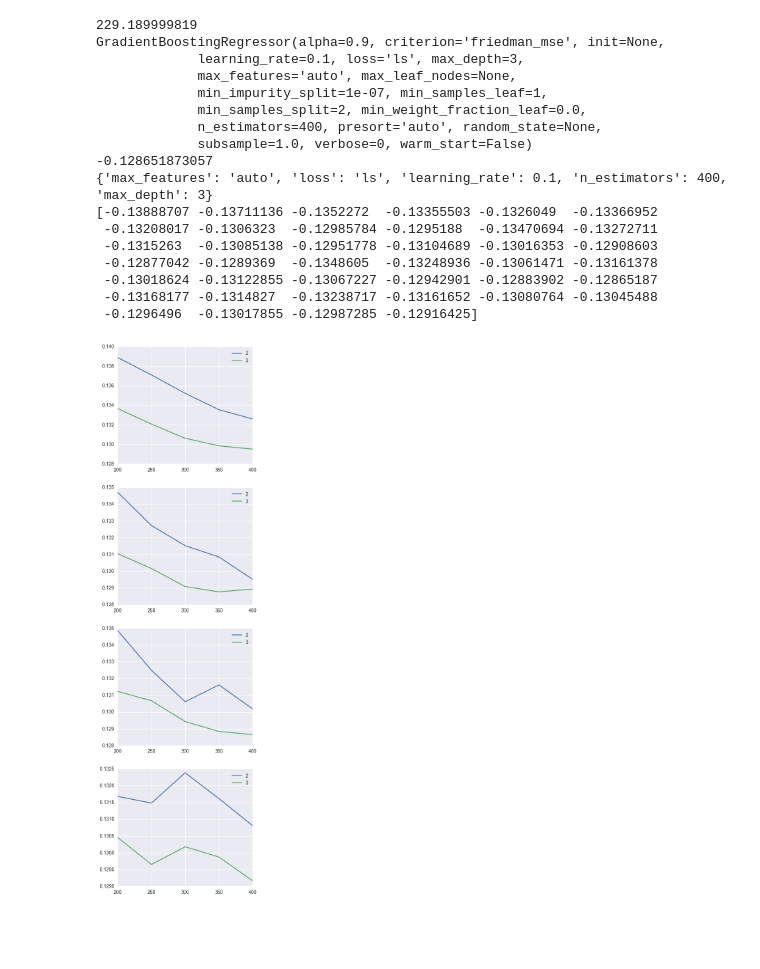
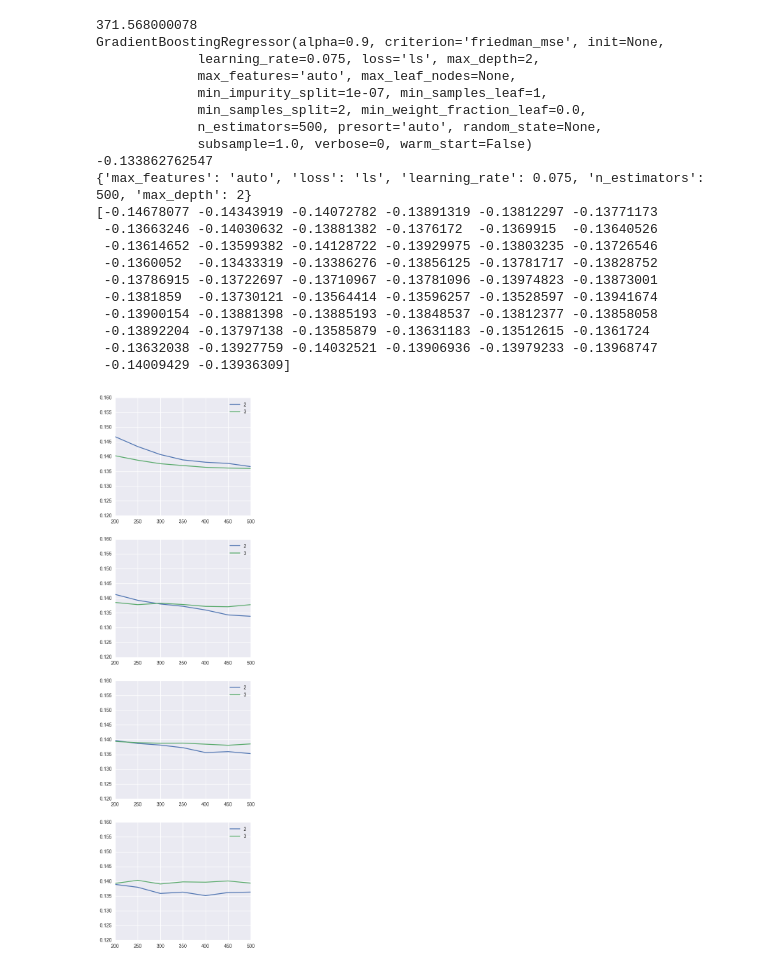
Before and after one commit to kctobin/207, a Jupyter notebook: RealEstateFinal - Models.ipynb, the cells around one changed output. Drawn from its saved outputs; the diff is of its cells as text; code cells hidden in the pictures; blank space fills up the shorter version.

```diff
--- a/RealEstateFinal - Models.ipynb
+++ b/RealEstateFinal - Models.ipynb
@@ -55,14 +55,10 @@ train = pd.read_csv('data/train_fe.csv',delimiter=',',header=0,dtype=colTypesDic
 train_labels = train["SalePrice"].copy()
 train_labels = np.log(train["SalePrice"])
 train = train.drop( ["SalePrice"], axis=1 )
-train = train.drop(["Id"], axis=1 )
 train = pd.get_dummies(train, columns = train.select_dtypes(include=['category']).columns)
-train = train.drop( ["LotFrontage", "GarageYrBlt"], axis=1 )
 train_split, dev, train_split_labels, dev_labels = train_test_split(train,train_labels, test_size = .2)
 test = pd.read_csv('data/test_fe.csv',delimiter=',',header=0)
-test = test.drop(["Id"], axis=1 )
 test = pd.get_dummies(test, columns = test.select_dtypes(include=['category']).columns)
-test = test.drop( ["LotFrontage", "GarageYrBlt"], axis=1 )
 
 def simple_rmse(model, X, Y):
     y_pred = model.predict(X)
@@ -201,51 +200,55 @@ standard deviation: 0.1451
 # %%
 ##GradientBoostingRegressor
-est = [200,250,300,350,400]
+est = [200,250,300,350,400, 450, 500]
 md = [2,3]
 lr = [.05, .075, .1, .15]
 start = time.time()
 gbr_params = {"n_estimators": est,
              "max_features": ["auto"],
              "max_depth": md,
              "learning_rate": lr,
              "loss": ["ls"]}#,"ls", "lad", "huber"]}
 gs3 = GridSearchCV(gbr_model, gbr_params, scoring = simple_rmse)
 gs3.fit(x,y)
 end = time.time()
 print end-start
 print gs3.best_estimator_
 print gs3.best_score_
 print gs3.best_params_
 print gs3.cv_results_['mean_test_score']
 
 f, axarr = plt.subplots(len(lr))
 for b,val2 in enumerate(lr):
     for a,val in enumerate(md):
         axarr[b].plot(est,-gs3.cv_results_['mean_test_score'][(len(est)*a)+(len(est)*len(md))*b:(len(est)*(a+1))+(len(est)*len(md))*b], label=val)
         axarr[b].legend()
+        axarr[b].set_ylim((.12,.16))
 
 f.set_figheight(5 * len(lr))
 f.set_figwidth(5)
 f.show;
 # %% [output]
-229.189999819
+371.568000078
 GradientBoostingRegressor(alpha=0.9, criterion='friedman_mse', init=None,
-             learning_rate=0.1, loss='ls', max_depth=3,
+             learning_rate=0.075, loss='ls', max_depth=2,
              max_features='auto', max_leaf_nodes=None,
              min_impurity_split=1e-07, min_samples_leaf=1,
              min_samples_split=2, min_weight_fraction_leaf=0.0,
-             n_estimators=400, presort='auto', random_state=None,
+             n_estimators=500, presort='auto', random_state=None,
              subsample=1.0, verbose=0, warm_start=False)
--0.128651873057
-{'max_features': 'auto', 'loss': 'ls', 'learning_rate': 0.1, 'n_estimators': 400, 'max_depth': 3}
-[-0.13888707 -0.13711136 -0.1352272  -0.13355503 -0.1326049  -0.13366952
- -0.13208017 -0.1306323  -0.12985784 -0.1295188  -0.13470694 -0.13272711
- -0.1315263  -0.13085138 -0.12951778 -0.13104689 -0.13016353 -0.12908603
- -0.12877042 -0.1289369  -0.1348605  -0.13248936 -0.13061471 -0.13161378
- -0.13018624 -0.13122855 -0.13067227 -0.12942901 -0.12883902 -0.12865187
- -0.13168177 -0.1314827  -0.13238717 -0.13161652 -0.13080764 -0.13045488
- -0.1296496  -0.13017855 -0.12987285 -0.12916425]
+-0.133862762547
+{'max_features': 'auto', 'loss': 'ls', 'learning_rate': 0.075, 'n_estimators': 500, 'max_depth': 2}
+[-0.14678077 -0.14343919 -0.14072782 -0.13891319 -0.13812297 -0.13771173
+ -0.13663246 -0.14030632 -0.13881382 -0.1376172  -0.1369915  -0.13640526
+ -0.13614652 -0.13599382 -0.14128722 -0.13929975 -0.13803235 -0.13726546
+ -0.1360052  -0.13433319 -0.13386276 -0.13856125 -0.13781717 -0.13828752
+ -0.13786915 -0.13722697 -0.13710967 -0.13781096 -0.13974823 -0.13873001
+ -0.1381859  -0.13730121 -0.13564414 -0.13596257 -0.13528597 -0.13941674
+ -0.13900154 -0.13881398 -0.13885193 -0.13848537 -0.13812377 -0.13858058
+ -0.13892204 -0.13797138 -0.13585879 -0.13631183 -0.13512615 -0.1361724
+ -0.13632038 -0.13927759 -0.14032521 -0.13906936 -0.13979233 -0.13968747
+ -0.14009429 -0.13936309]
-[figure, old version]
+[figure, new version]
 # %%
 ls_gbr_best = GBR(n_estimators =gs3.best_params_['n_estimators'],max_features =gs3.best_params_['max_features'], max_depth =gs3.best_params_['max_depth'], learning_rate =gs3.best_params_['learning_rate'], loss=gs3.best_params_['loss'])
 plot_it(ls_gbr_best)
```
Also changed, not shown: parts of 35 cells of this notebook.
